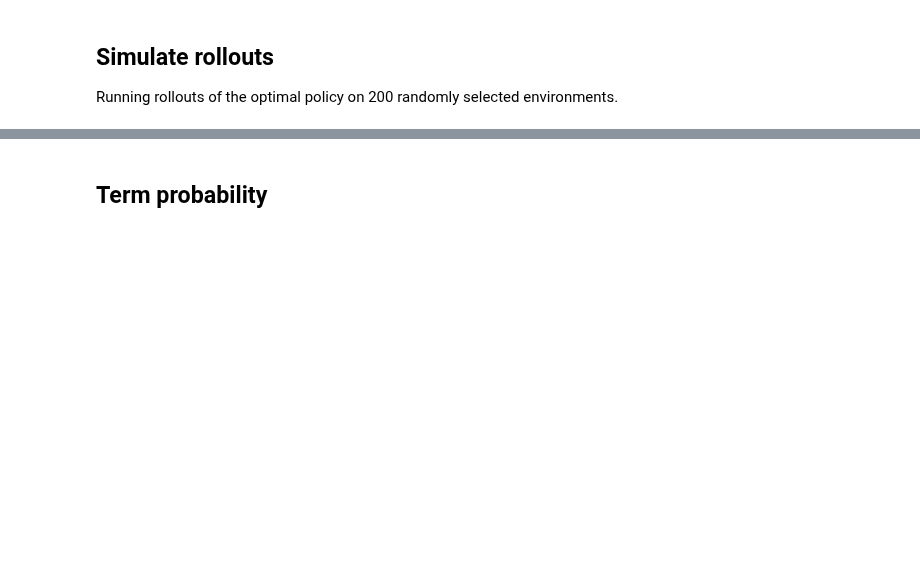
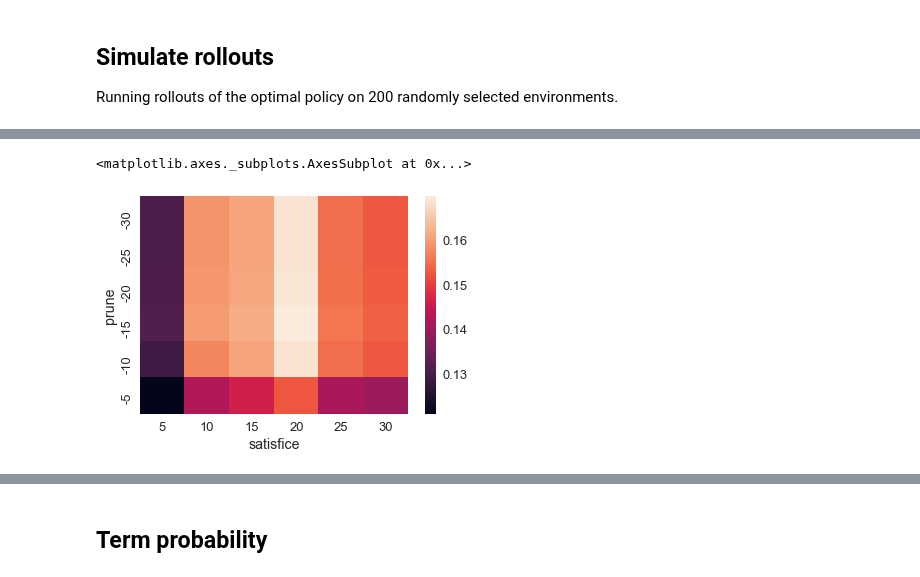
Before and after one commit to fredcallaway/planning, a Jupyter notebook: python/model_comparison.ipynb, the cells around one changed output, grey strips where cells are left out. Saved outputs shown, nothing was run; the diff lists cells and outputs as text; code cells hidden in the pictures; blank space fills up the shorter version.

```diff
--- a/python/model_comparison.ipynb
+++ b/python/model_comparison.ipynb
@@ -488,0 +670,32 @@ NameError: name 'Series' is not defined
+# %%
+from toolz.curried import get
+
+def mle(model, pid=slice(None), data=data):
+    m = dict(models[model])
+    temp = m.pop('temp')
+    p_error = m.pop('p_error')
+    _pref = m.pop('pref')
+    def loop():
+        for sf_prm in dict_product(m):
+            if sf_prm.get('prune') or sf_prm.get('satisfice'):
+                pref = satisfruning(_pref, **sf_prm)
+            else:
+                pref = _pref
+            dd = data.loc[pid]
+            likemod = MouselabModel(env, pref, dd)
+            logp = np.log(likemod.likelihood(temp=temp, p_error=p_error))
+            total_logp = logp.sum(0)  # sum logp for each state/action
+            best = total_logp.argmax()
+            i, j = np.unravel_index(best, total_logp.shape)
+            yield {'temp': temp[i], 'p_error': p_error[j], 'N': len(dd),'likemod': likemod,
+                    'logp': total_logp.flat[best], 'model': model, 'pid': pid, **sf_prm}
+#     return list(loop())
+    return max(loop(), key=get('logp))
+
+def fit_models():
+    for model in ['best_first', 'optimal']:
+        x = mle(model)
+        x['model'] = model
+        yield x
+
+comp_results = pd.DataFrame(fit_models())
@@ -488,0 +724,7 @@ NameError: name 'Series' is not defined
+# %%
+res = pd.DataFrame(mle('best_first', data=df_optimal))
+res['pp'] = np.exp(res.logp / res.N)
+sns.heatmap(res.pivot('prune', 'satisfice', 'pp'))
+# %% [output]
+<matplotlib.axes._subplots.AxesSubplot at 0x...>
+[figure, added]
```
Also changed, not shown: parts of 60 cells of this notebook, 1 other file.
